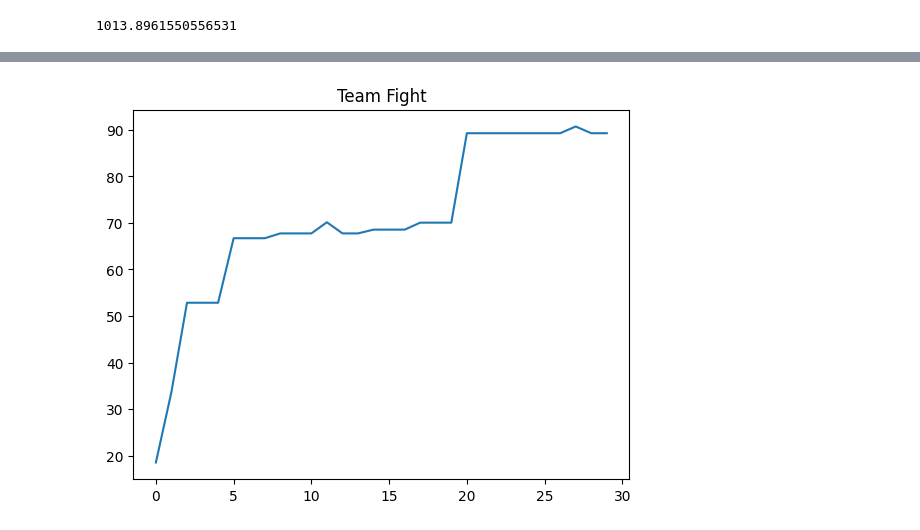
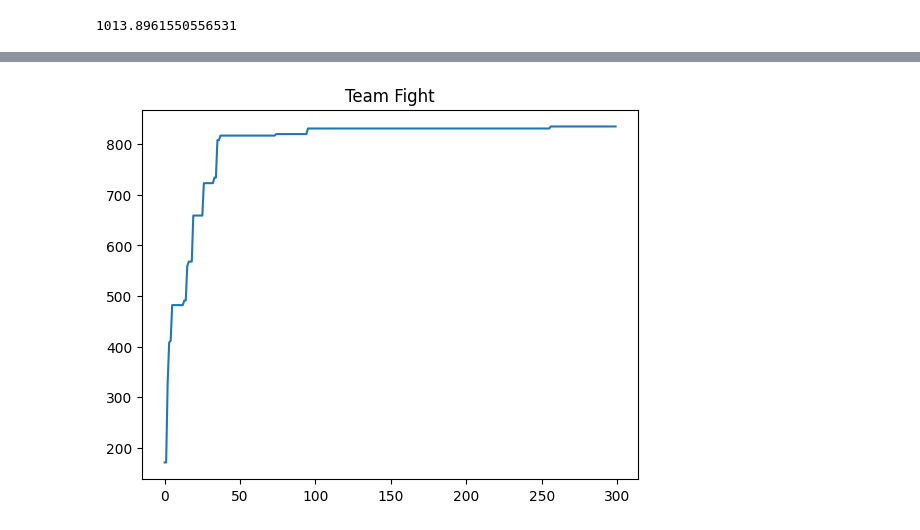
Before and after one commit to muftialroaz/fc24_dream_team_GA, a Jupyter notebook: main_Init.ipynb, the cells around one changed output, grey strips where cells are left out. Drawn from its saved outputs; the diff is of its cells as text; code cells hidden in the pictures.

```diff
--- a/main_Init.ipynb
+++ b/main_Init.ipynb
@@ -4,5 +3,5 @@ import seaborn as sns
 import matplotlib.pyplot as plt
 # %%
-df = pd.read_csv('Dataset/Mlbb_Heroes.csv')
-df.head()
+df_raw = pd.read_csv('dataset/male_players.csv')
+df_raw.head()
 # %% [output]
@@ -14,0 +15,3 @@ df.head()
+# %%
+df = df_raw.drop(['Unnamed: 0','URL', 'Gender','GK'],axis=1)
+df.head()
@@ -218,11 +234,11 @@ import numpy as np
 def calculate_fitness(individual, target_positions, team_strategy):
     fitness_value = 0
     for hero, target_lane in zip(individual, target_positions):
-        if hero['Lane'] == target_lane:
-            if(team_strategy == 1):
-                fitness_value += hero['Team_Fight'] * hero['Win_Rate']
-            elif(team_strategy == 0):
-                fitness_value += hero['Hard_Engage'] * hero['Win_Rate']
+        if hero['Position'] == target_lane:
+            if team_strategy == 1:
+                fitness_value += hero['Overall']
+            elif team_strategy == 0:
+                fitness_value += hero['Overall']
     return fitness_value
 
 def tournament_selection(population, fitness_values, tournament_size):
@@ -247,48 +263,61 @@ def mutate(individual, hero_data, mutation_rate):
             individual[i] = new_hero
     return individual
 
-def genetic_algorithm(population, hero_data, target_positions, generations, tournament_size, crossover_rate, mutation_rate):
+def genetic_algorithm(population, hero_data, target_positions, generations, tournament_size, crossover_rate, mutation_rate, team_strategy, pop_size):
     temp_result = []
+    best_individual = None
+    best_fitness = float('-inf')
+
     for generation in range(generations):
         fitness_values = [calculate_fitness(individual, target_positions, team_strategy) for individual in population]
 
-        # Seleksi orangtua menggunakan turnamen
+        # Keep track of the best individual in the current generation
+        max_fitness = max(fitness_values)
+        if max_fitness > best_fitness:
+            best_fitness = max_fitness
+            best_individual = population[np.argmax(fitness_values)]
+
+        # Tournament selection
         parents = tournament_selection(population, fitness_values, tournament_size)
 
         # Crossover
         children = []
-        for i in range(0, len(parents), 2):
-            parent1 = parents[i]
-            parent2 = parents[i + 1]
-            if random.uniform(0, 1) < crossover_rate:
-                child1, child2 = crossover(parent1, parent2)
-                children.append(child1)
-                children.append(child2)
+        for parent1, parent2 in zip(parents[::2], parents[1::2] + [None]):
+            if parent2 is not None:
+                if random.uniform(0, 1) < crossover_rate:
+                    child1, child2 = crossover(parent1, parent2)
+                    children.append(child1)
+                    children.append(child2)
+                else:
+                    children.append(parent1)
+                    children.append(parent2)
             else:
+                # Handle the case where the number of parents is odd
                 children.append(parent1)
-                children.append(parent2)
 
-        # Mutasi
+        # Mutation
         mutated_children = [mutate(child, hero_data, mutation_rate) for child in children]
 
-        # Gabungkan populasi lama dan baru, lalu pilih individu terbaik
+        # Combine old and new populations, then select the best individuals
         combined_population = population + mutated_children
         fitness_values_combined = [calculate_fitness(individual, target_positions, team_strategy) for individual in combined_population]
         best_indices_combined = np.argsort(fitness_values_combined)[-pop_size:]
         population = [combined_population[i] for i in best_indices_combined]
 
-        # Cetak hasil setiap generasi
-        temp_result.append(max(fitness_values))
-        print(f"Generasi {generation + 1}, Fitness Terbaik: {max(fitness_values)}")
+        # Print results for each generation
+        temp_result.append(best_fitness)
+        print(f"Generation {generation + 1}, Best Fitness: {best_fitness}")
 
-    # Pilih individu terbaik dari populasi terakhir
+        # Pilih individu terbaik dari populasi terakhir
     fitness_values = [calculate_fitness(individual, target_positions, team_strategy) for individual in population]
     best_individual_index = np.argmax(fitness_values)
     best_individual = population[best_individual_index]
 
+
     return best_individual, temp_result
 
-hero_data = hero_df.to_dict(orient='records')
+
+hero_data = df[df['Club'] == 'Manchester City'].to_dict(orient='records')
 
 # Inisialisasi populasi
 pop_size = 10
@@ -296,35 +325,36 @@ population = []
 
 for _ in range(pop_size):
     # Ambil 5 hero secara acak dari hero_data
-    team = random.sample(hero_data[:-1], 5)  # Hanya ambil 5 hero, mengabaikan 'Badang'
+    team = random.sample(hero_data[:-1], 11)  # Hanya ambil 5 hero, mengabaikan 'Badang'
     population.append(team)
 
 # Inisialisasi populasi
 initial_population = population
 
 # Parameter algoritma genetika
-target_positions = ['Gold Lane', 'Mid', 'EXP Lane', 'Roamer', 'Jungler']
+# target_positions = ['Gold Lane', 'Mid', 'EXP Lane', 'Roamer', 'Jungler']
+target_positions = ['GK', 'CB', 'CB', 'LB', 'RB', 'LM', 'CM', 'RM', 'RW', 'LW', 'ST']
 team_strategy = 1 # 0 for hard_engage and 1 for team_fight
-generations = 30
+generations = 300
 tournament_size = 3
 crossover_rate = 0.8
 mutation_rate = 0.1
 
 # Jalankan algoritma genetika
-result, temp_result = genetic_algorithm(initial_population, hero_data, target_positions, generations, tournament_size, crossover_rate, mutation_rate)
+result, temp_result = genetic_algorithm(population, hero_data, target_positions, generations, tournament_size, crossover_rate, mutation_rate, team_strategy, pop_size)
 
 # Cetak hasil individu terbaik
 print("Individu Terbaik:")
 best_heroes = result
 for hero in best_heroes:
-    print(f"Name: {hero['Name']}, Lane: {hero['Lane']}")
+    print(f"Name: {hero['Name']}, Position: {hero['Position']}")
 
 if(team_strategy == 0):
-    plt.plot((temp_result/total_he)*100)
+    plt.plot((temp_result))
     plt.title("Hard Engage")
     plt.show()
 elif(team_strategy == 1):
-    plt.plot((temp_result/total_tf)*100)
+    plt.plot((temp_result))
     plt.title("Team Fight")
     plt.show()
 # %% [output]
@@ -348,4 +378,4 @@ Name: Hayabusa, Lane: Jungler
-[figure, old version]
+[figure, new version]
 # %%
 import random
 import numpy as np
```
Also changed, not shown: parts of 5 cells of this notebook, 2 other files.
